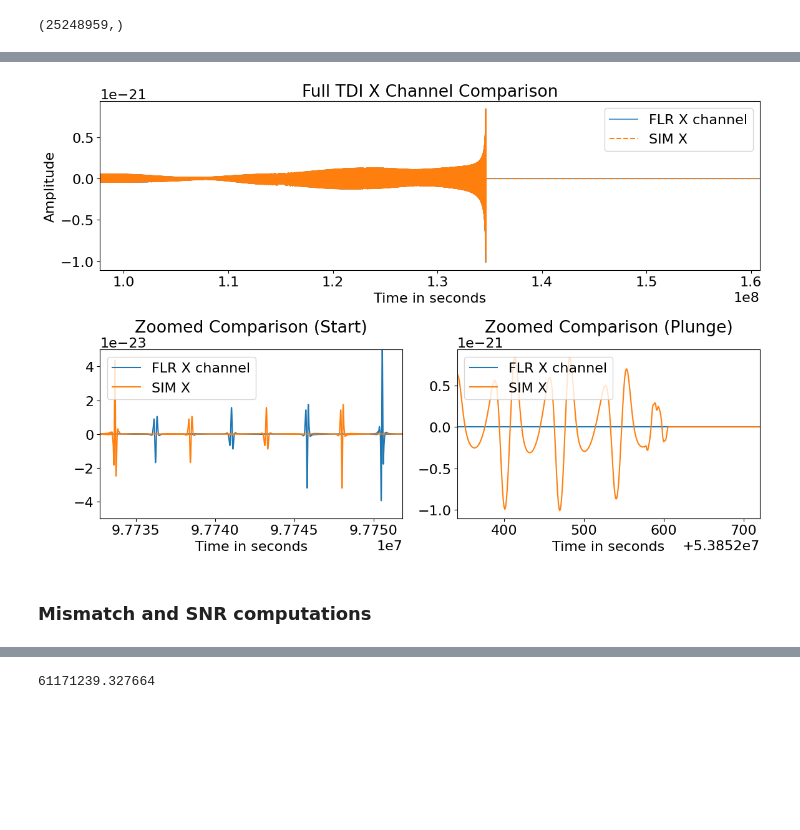
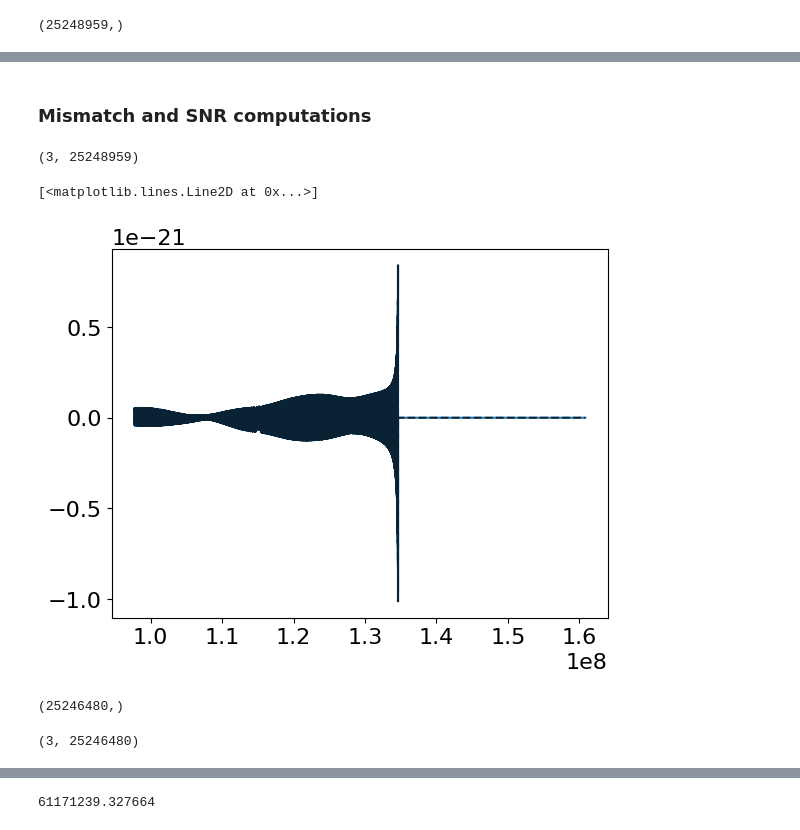
Before and after one commit to BertDepoorter/MojitoAnalysis, a Jupyter notebook: FLR_sim.ipynb, the cells around one changed output, grey strips where cells are left out. Drawn from its saved outputs; the diff is of its cells as text; code cells hidden in the pictures; blank space fills up the shorter version.

```diff
--- a/FLR_sim.ipynb
+++ b/FLR_sim.ipynb
@@ -798,40 +651,3 @@ chans_clipped.shape
-# %%
-fig = plt.figure(figsize=(12, 8))
-gs = fig.add_gridspec(2, 2)
-
-# panel with full thing
-ax_top = fig.add_subplot(gs[0, :]) # Spans row 0, all columns
-ax_top.plot(time_sim_L1*YRSID_SI, chans_clipped[0].get(), label='FLR X channel', alpha=0.7)
-ax_top.plot(time_sim_L1*YRSID_SI, x2, label='SIM X', linestyle='--')
-ax_top.set_xlim([time_sim_L1[0]*YRSID_SI, time_sim_L1[-1]*YRSID_SI])
-ax_top.set_title('Full TDI X Channel Comparison')
-ax_top.legend(loc='upper right')
-ax_top.set_xlabel('Time in seconds')
-ax_top.set_ylabel('Amplitude')
-
-# bottom left
-ax_left = fig.add_subplot(gs[1, 0])
-ax_left.plot(time_sim_L1*YRSID_SI, chans_clipped[0].get(), label='FLR X channel')
-ax_left.plot(time_sim_L1*YRSID_SI, x2, label='SIM X')
-ax_left.set_xlim([(time_sim_L1[0])*YRSID_SI+1000*dt, (time_sim_L1[0]+ 0.00005)*YRSID_SI+8000*dt])
-ax_left.set_ylim([-5e-23, 5e-23])
-ax_left.legend(loc='upper left')
-ax_left.set_xlabel('Time in seconds')
-ax_left.set_title('Zoomed Comparison (Start)')
-
-# Bottom right
-ax_right = fig.add_subplot(gs[1, 1])
-ax_right.plot(time_sim_L1*YRSID_SI/dt, chans_clipped[0].get(), label='FLR X channel')
-ax_right.plot(time_sim_L1*YRSID_SI/dt, x2, label='SIM X')
-ax_right.set_xlim([(4.26612)*YRSID_SI/dt, (4.26615)*YRSID_SI/dt])
-ax_right.legend(loc='upper left')
-ax_right.set_xlabel('Time in seconds')
-ax_right.set_title('Zoomed Comparison (Plunge)')
-
-plt.tight_layout()
-plt.show()
-# %% [output]
-[figure, removed]
 # %% [markdown]
 ### Mismatch and SNR computations
 # %%
@@ -851,13 +659,22 @@ tdi_channels_here = np.array([tdi_channel.get()[mask] for tdi_channel in tdi_cha
+# %%
+chans.shape
+# %% [output]
+(3, 25248959)
+# %%
+tdi_channels_here = np.array([tdi_channel.get() for tdi_channel in chans])
 # %%
 # now spline interpolate the tdi channels to the same time array as the data
 from scipy.interpolate import CubicSpline
-window = tukey(len(times_waveform_here), alpha=0.01)
+window = tukey(len(time_sim_L1), alpha=0.01)
 
 xyz_splined = np.array([
-    CubicSpline(times_waveform_here, tdi_channel_here)(loader.times) for tdi_channel_here in tdi_channels_here
+    CubicSpline(time_flr_L1, chan)(time_sim_L1) for chan in tdi_channels_here
 ])
 # %%
 NPLOT = int(1e9)
 
-plt.plot(loader.times[:NPLOT], loader.data[0][:NPLOT], label='L1 X')
-plt.plot(loader.times[:NPLOT], xyz_splined[0][:NPLOT], alpha=0.7, label='EMRI waveform X', c='k', ls='--')
+plt.plot(time_sim_L1[:NPLOT], x2[:NPLOT], label='L1 X')
+plt.plot(time_sim_L1[:NPLOT], xyz_splined[0][:NPLOT], alpha=0.7, label='EMRI waveform X', c='k', ls='--')
+# %% [output]
+[<matplotlib.lines.Line2D at 0x...>]
+[figure, added]
@@ -865,0 +685,9 @@ xyz_residual = loader.data - xyz_splined
+# %%
+window.shape
+# %% [output]
+(25246480,)
+# %%
+xyz_residual_windowed = xyz_residual * cp.asarray(window)
+xyz_residual_windowed.shape
+# %% [output]
+(3, 25246480)
```
Also changed, not shown: parts of 42 cells of this notebook, 1 other file.
